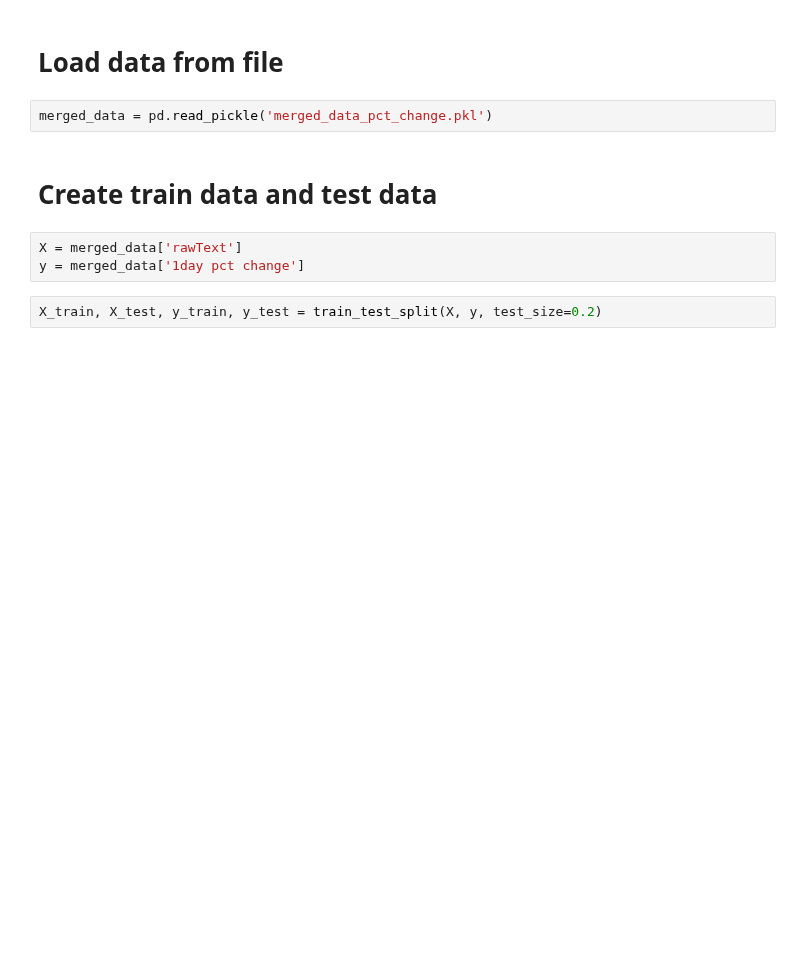
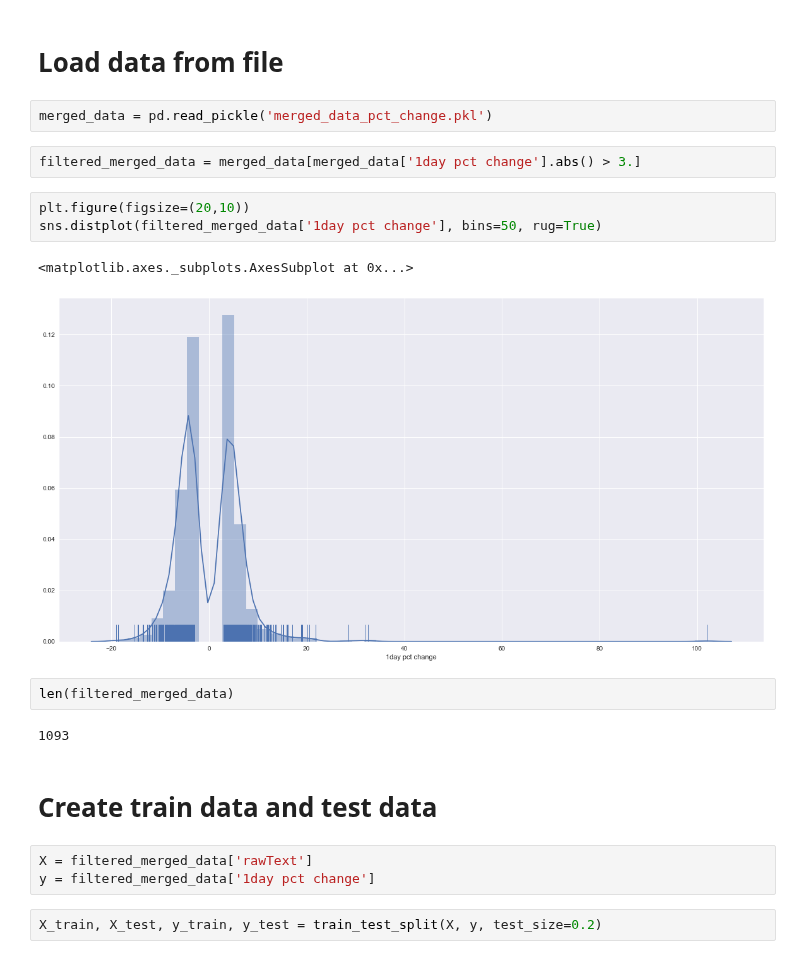
Before and after one commit to minimalgeek/Python, a Jupyter notebook: NLP/SeekingAlpha/SeekingAlpha sentiment analysis 2.3 - DNN 1day pct.ipynb, the cells around one changed output. Saved outputs shown, nothing was run; the diff lists cells and outputs as text; blank space fills up the shorter version.

```diff
--- a/NLP/SeekingAlpha/SeekingAlpha sentiment analysis 2.3 - DNN 1day pct.ipynb
+++ b/NLP/SeekingAlpha/SeekingAlpha sentiment analysis 2.3 - DNN 1day pct.ipynb
@@ -29,11 +32,23 @@ import seaborn as sns
 # Load data from file
 # %%
 merged_data = pd.read_pickle('merged_data_pct_change.pkl')
+# %%
+filtered_merged_data = merged_data[merged_data['1day pct change'].abs() > 3.]
+# %%
+plt.figure(figsize=(20,10))
+sns.distplot(filtered_merged_data['1day pct change'], bins=50, rug=True)
+# %% [output]
+<matplotlib.axes._subplots.AxesSubplot at 0x...>
+[figure, added]
+# %%
+len(filtered_merged_data)
+# %% [output]
+1093
 # %% [markdown]
 # Create train data and test data
 # %%
-X = merged_data['rawText']
-y = merged_data['1day pct change']
+X = filtered_merged_data['rawText']
+y = filtered_merged_data['1day pct change']
 # %%
 X_train, X_test, y_train, y_test = train_test_split(X, y, test_size=0.2)
 # %% [markdown]
```
Also changed, not shown: parts of 18 cells of this notebook, 8 other files.
